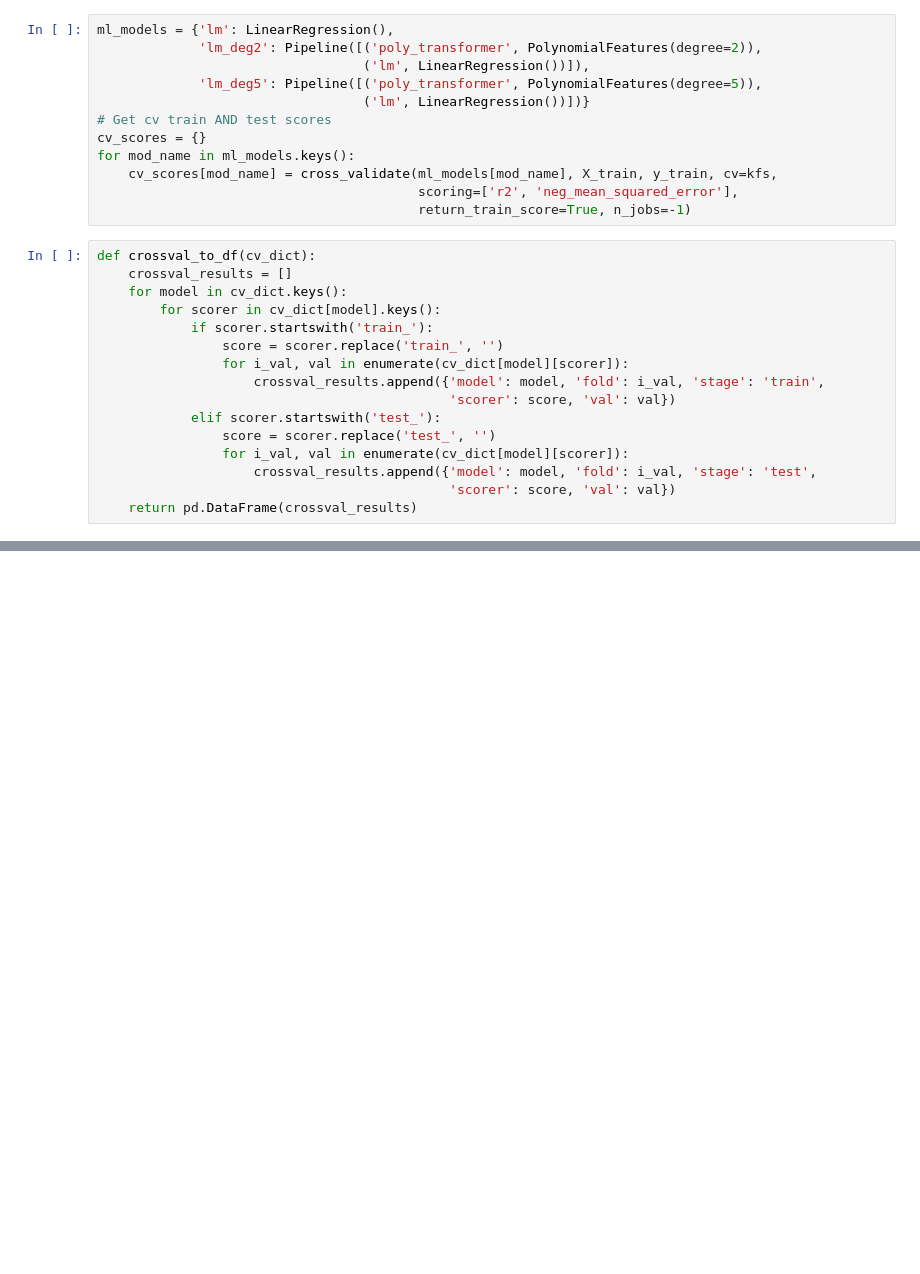
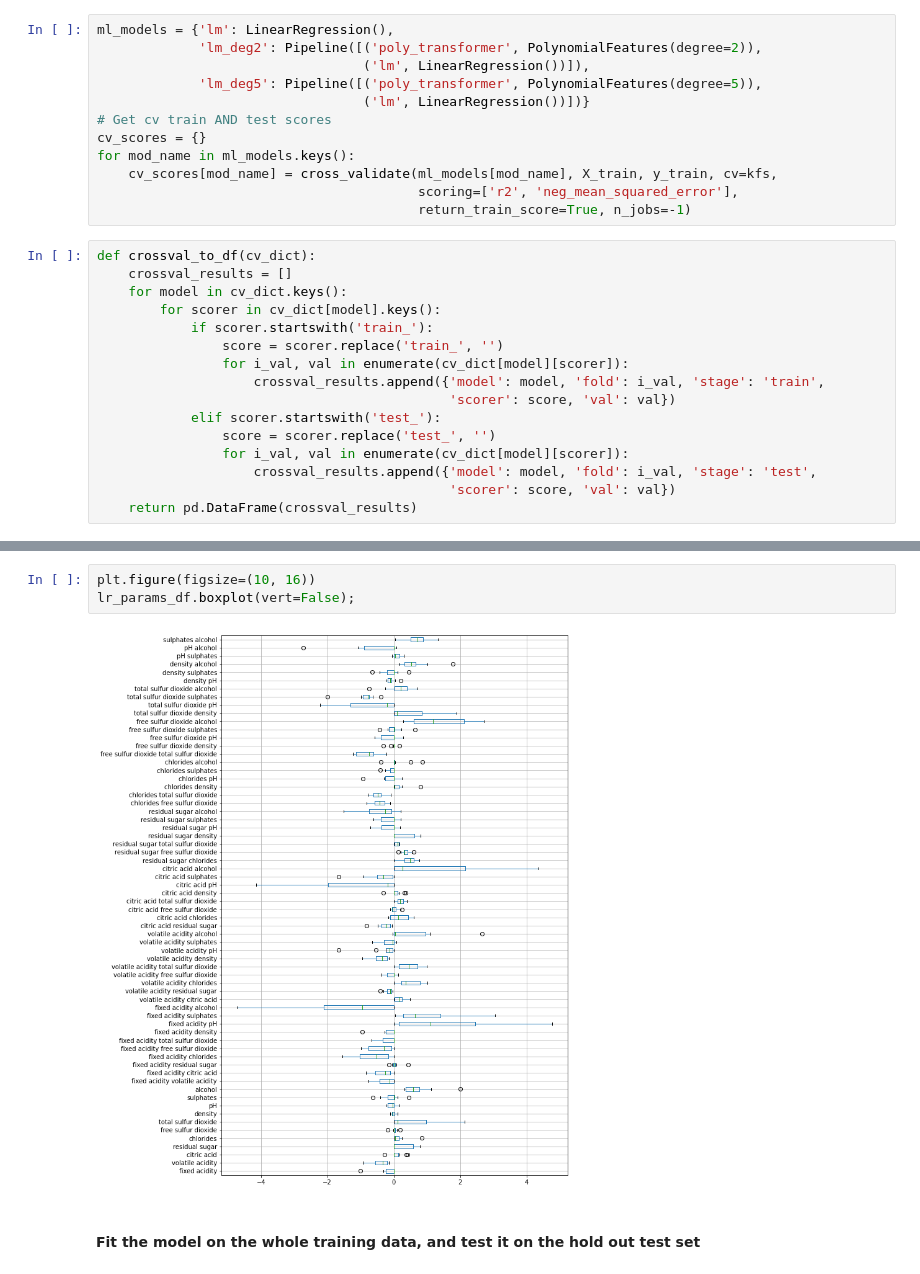
Before and after one commit to ds-courses/ml-series, a Jupyter notebook: ML_series.ipynb, the cells around one changed output, grey strips where cells are left out. Cells and saved outputs as stored; diff of their text form; blank space fills up the shorter version.

```diff
--- a/ML_series.ipynb
+++ b/ML_series.ipynb
@@ -407,0 +943,7 @@ for mod_name in crossval_df['model'].unique():
+# %%
+plt.figure(figsize=(10, 16))
+lr_params_df.boxplot(vert=False);
+# %% [output]
+[figure, added]
+# %% [markdown]
+#### Fit the model on the whole training data, and test it on the hold out test set
```
Also changed, not shown: parts of 124 cells of this notebook, 2 other files.
